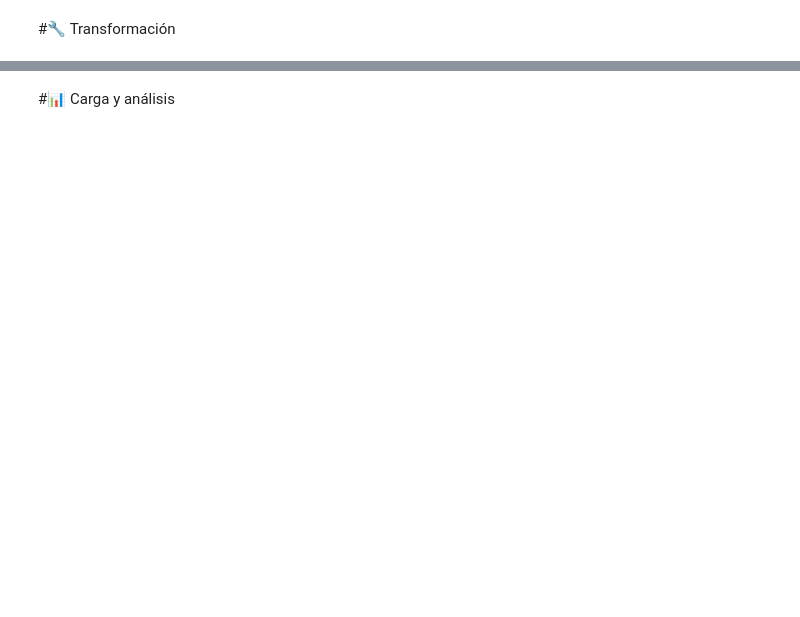
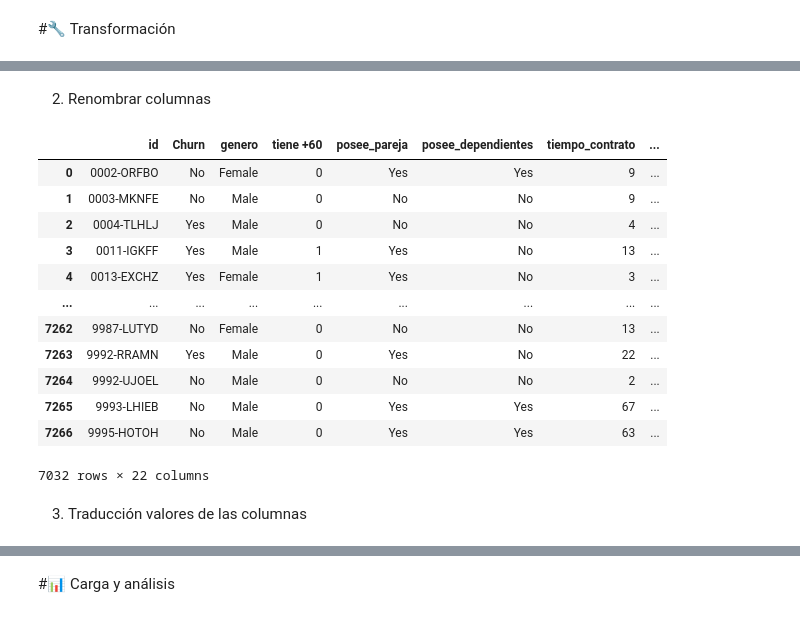
Before and after one commit to Ferrrchu/Challenge-TelecomX-Alura-Latam, a Jupyter notebook: TelecomX_LATAM.ipynb, the cells around one changed output, grey strips where cells are left out. Saved outputs shown, nothing was run; the diff lists cells and outputs as text; code cells hidden in the pictures; blank space fills up the shorter version.

```diff
--- a/TelecomX_LATAM.ipynb
+++ b/TelecomX_LATAM.ipynb
@@ -6,0 +181,3 @@
+# %%
+df['account.Charges.Total'] = df['account.Charges.Total'].apply(pd.to_numeric, errors='coerce')
+print(df['account.Charges.Total'].dtype)
@@ -6,0 +219,3 @@
+# %%
+df = df[df['Churn'].str.strip() != '']
+print('Numero de filas despues de eliminar los valores vacios: ', len(df))
@@ -6,0 +280,43 @@
+# %% [markdown]
+2. Renombrar columnas
+# %%
+columnas = {                                                        # Diccionario con los nuevos nombres de las columnas.
+    'customerID': 'id',
+    'customer.gender': 'genero',
+    'customer.SeniorCitizen': 'tiene +60',
+    'customer.Partner': 'posee_pareja',
+    'customer.Dependents': 'posee_dependientes',
+    'customer.tenure': 'tiempo_contrato',
+    'phone.PhoneService': 'servicio_telefono',
+    'phone.MultipleLines': 'multiples_lineas',
+    'internet.InternetService': 'tipo_internet',
+    'internet.OnlineSecurity': 'seguridad_online',
+    'internet.OnlineBackup': 'backup_online',
+    'internet.DeviceProtection': 'proteccion_dispositivo',
+    'internet.TechSupport': 'soporte_tecnico',
+    'internet.StreamingTV': 'streaming_tv',
+    'internet.StreamingMovies': 'streaming_peliculas',
+    'account.Contract': 'tipo_contrato',
+    'account.PaperlessBilling': 'factura_digital',
+    'account.PaymentMethod': 'metodo_pago',
+    'account.Charges.Monthly': 'valor_mensal',
+    'account.Charges.Total': 'total_cobrado'
+}
+df = df.rename(columns= columnas)
+df
+# %% [output]
+|  | id | Churn | genero | tiene +60 | posee_pareja | posee_dependientes | tiempo_contrato | ... |
+| 0 | 0002-ORFBO | No | Female | 0 | Yes | Yes | 9 | ... |
+| 1 | 0003-MKNFE | No | Male | 0 | No | No | 9 | ... |
+| 2 | 0004-TLHLJ | Yes | Male | 0 | No | No | 4 | ... |
+| 3 | 0011-IGKFF | Yes | Male | 1 | Yes | No | 13 | ... |
+| 4 | 0013-EXCHZ | Yes | Female | 1 | Yes | No | 3 | ... |
+| ... | ... | ... | ... | ... | ... | ... | ... | ... |
+| 7262 | 9987-LUTYD | No | Female | 0 | No | No | 13 | ... |
+| 7263 | 9992-RRAMN | Yes | Male | 0 | Yes | No | 22 | ... |
+| 7264 | 9992-UJOEL | No | Male | 0 | No | No | 2 | ... |
+| 7265 | 9993-LHIEB | No | Male | 0 | Yes | Yes | 67 | ... |
+| 7266 | 9995-HOTOH | No | Male | 0 | Yes | Yes | 63 | ... |
+7032 rows × 22 columns
+# %% [markdown]
+3. Traducción valores de las columnas
```
Also changed, not shown: parts of 46 cells of this notebook.
